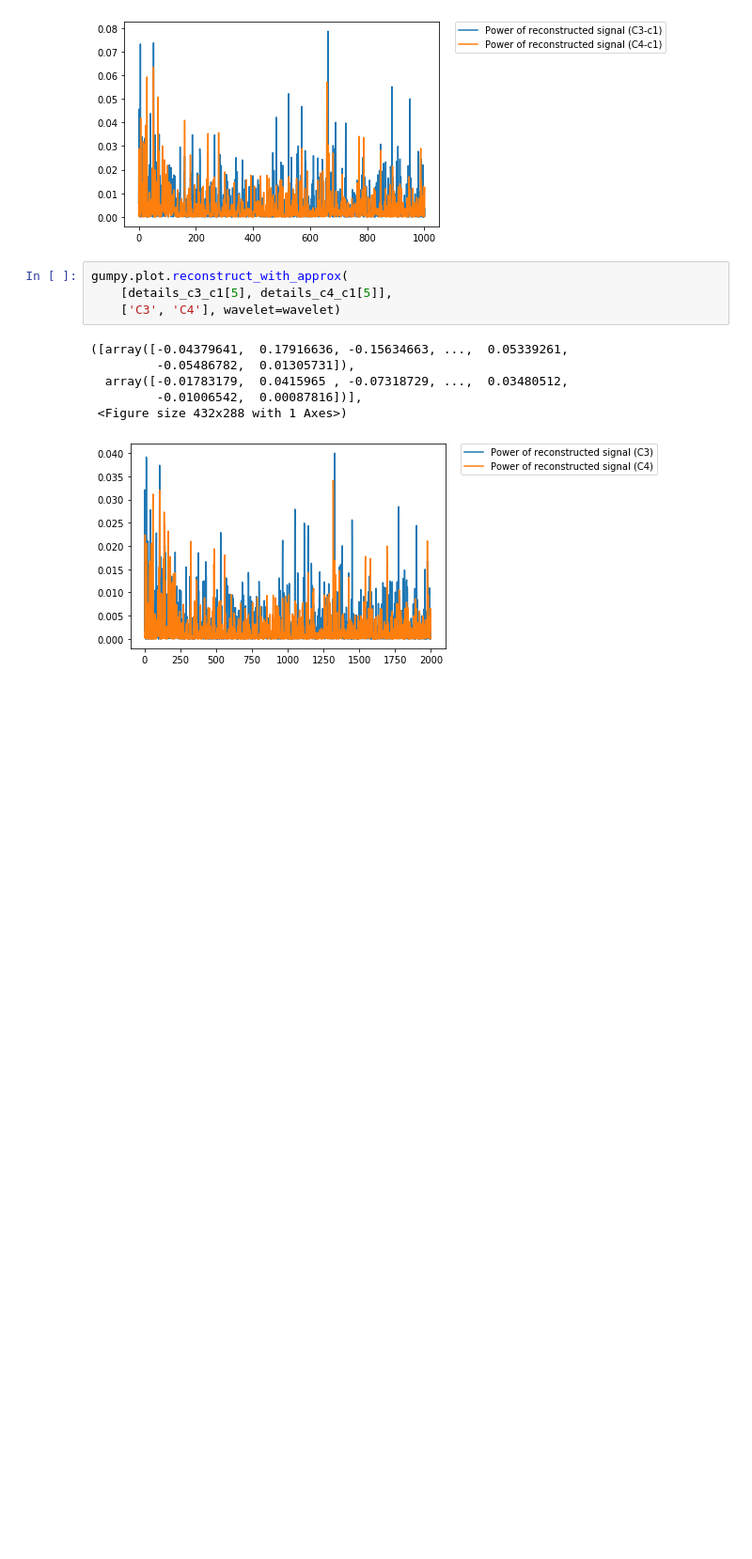
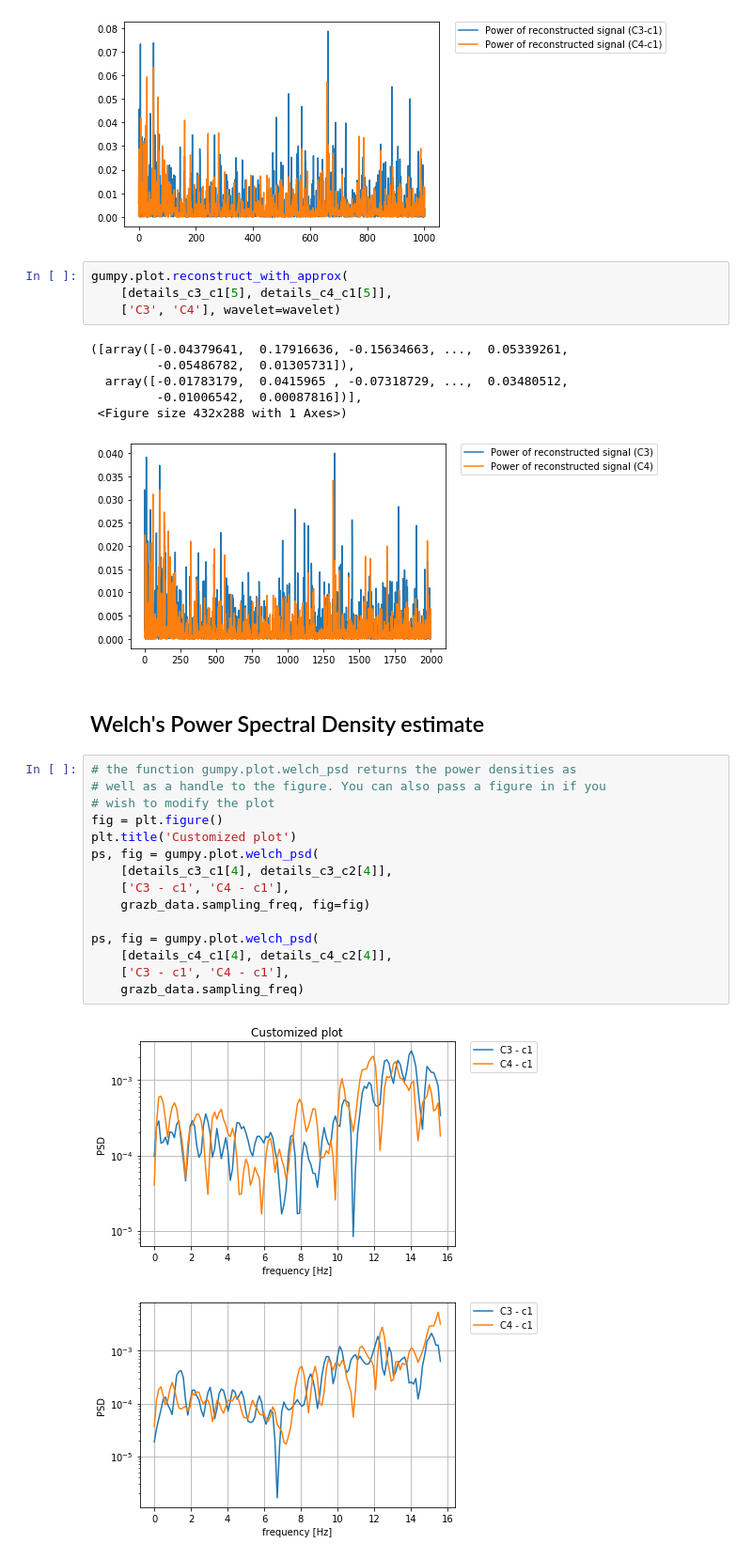
Before and after one commit to NathanielRose/eeg-294, a Jupyter notebook: Gumpy_Testing_SH.ipynb, the cells around one changed output. Shown at 94% size. Cells and saved outputs as stored; diff of their text form; blank space fills up the shorter version.

```diff
--- a/Gumpy_Testing_SH.ipynb
+++ b/Gumpy_Testing_SH.ipynb
@@ -349,3 +349,23 @@ gumpy.plot.reconstruct_with_approx(
          -0.01006542,  0.00087816])],
  <Figure size 432x288 with 1 Axes>)
 [figure]
+# %% [markdown]
+## Welch's Power Spectral Density estimate
+# %%
+# the function gumpy.plot.welch_psd returns the power densities as
+# well as a handle to the figure. You can also pass a figure in if you
+# wish to modify the plot
+fig = plt.figure()
+plt.title('Customized plot')
+ps, fig = gumpy.plot.welch_psd(
+    [details_c3_c1[4], details_c3_c2[4]],
+    ['C3 - c1', 'C4 - c1'],
+    grazb_data.sampling_freq, fig=fig)
+
+ps, fig = gumpy.plot.welch_psd(
+    [details_c4_c1[4], details_c4_c2[4]],
+    ['C3 - c1', 'C4 - c1'],
+    grazb_data.sampling_freq)
+# %% [output]
+[figure, added]
+[figure, added]
```
Also changed, not shown: parts of 28 cells of this notebook.
